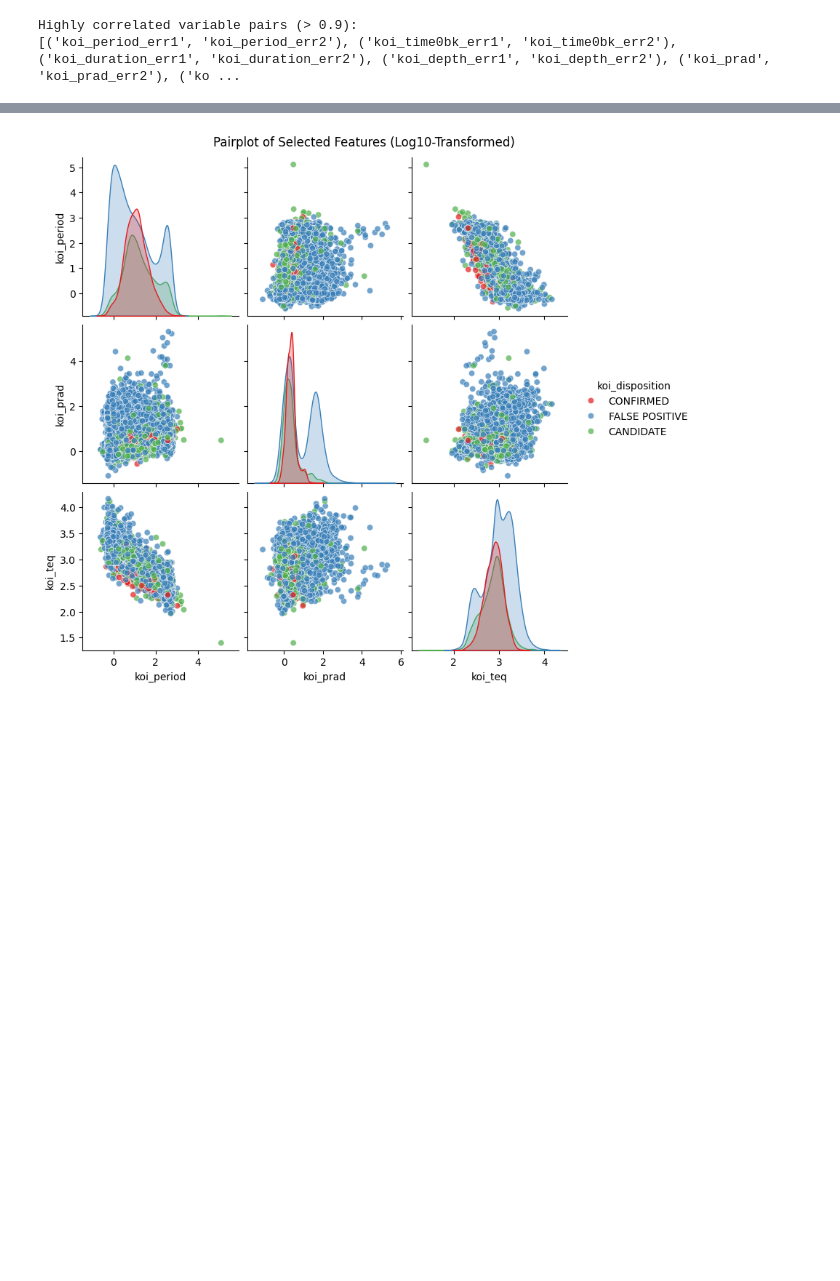
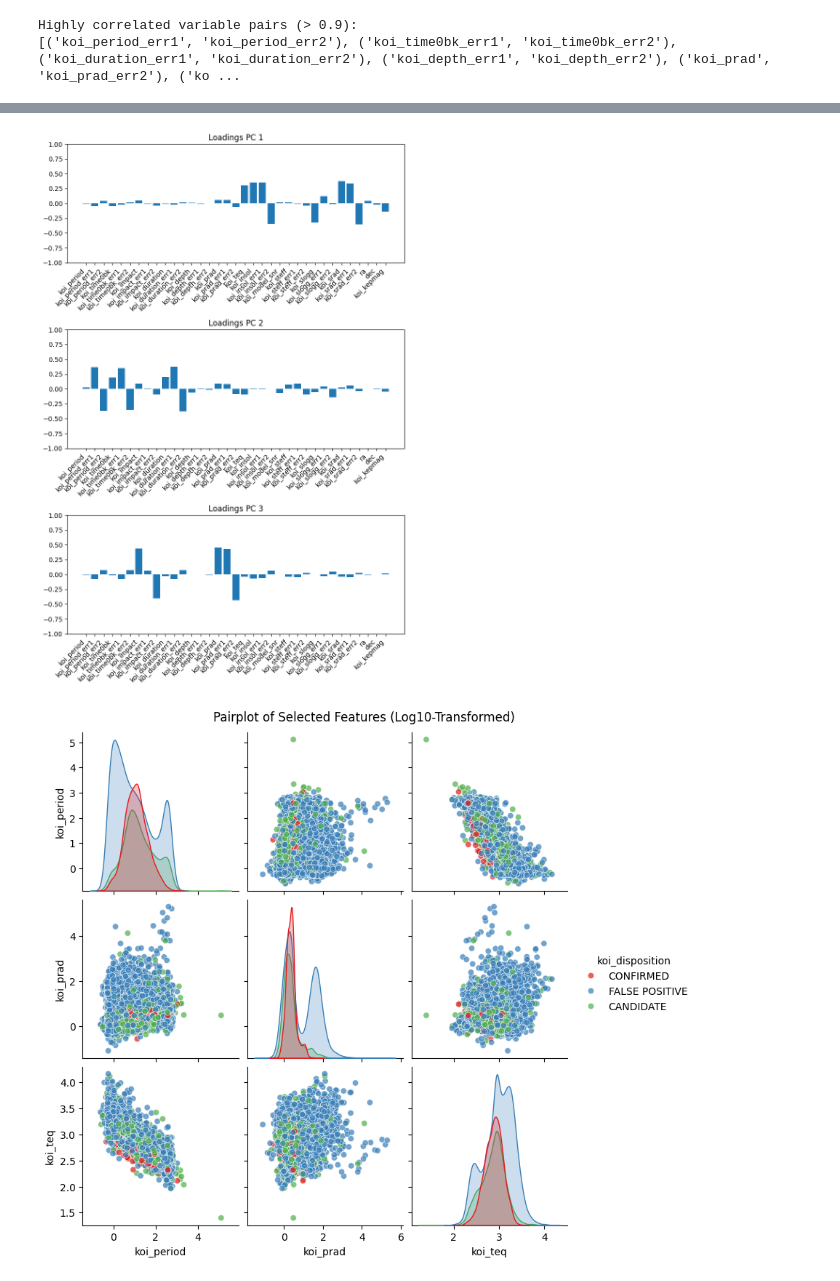
Before and after one commit to LeoStefa02/AppliedStatisticProject, a Jupyter notebook: AS_Project.ipynb, the cells around one changed output, grey strips where cells are left out. Saved outputs shown, nothing was run; the diff lists cells and outputs as text; code cells hidden in the pictures; blank space fills up the shorter version.

```diff
--- a/AS_Project.ipynb
+++ b/AS_Project.ipynb
@@ -456,3 +506,17 @@ Highly correlated variable pairs (> 0.9):
+# %%
+# Barplots of loadings for the first three PCs
+fig, axs = plt.subplots(3, 1, figsize=(8,12))
+for i in range(3):
+    axs[i].bar(X.columns, loads[:, i])
+    axs[i].set_ylim([-1, 1])
+    axs[i].set_title(f'Loadings PC {i+1}')
+    axs[i].tick_params(axis='x', rotation=45)
+    plt.setp(axs[i].get_xticklabels(), rotation=45, ha='right')
+
+plt.tight_layout()
+plt.show()
+# %% [output]
+[figure, added]
 # %%
 # --- Pairplot Analysis ---
 # Feature Selection For Scatter Plots:
```
Also changed, not shown: parts of 18 cells of this notebook.
